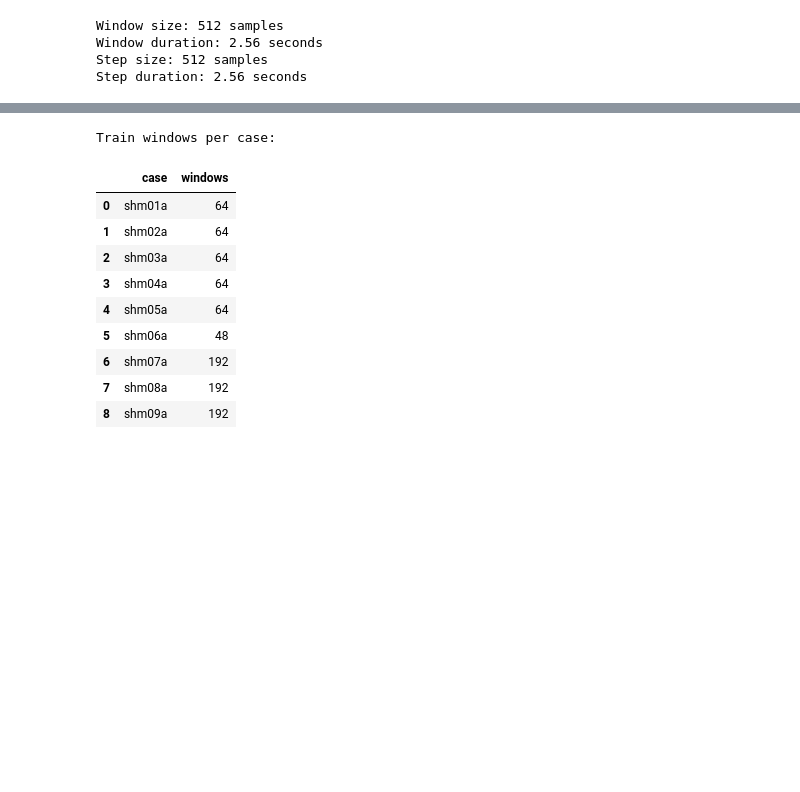
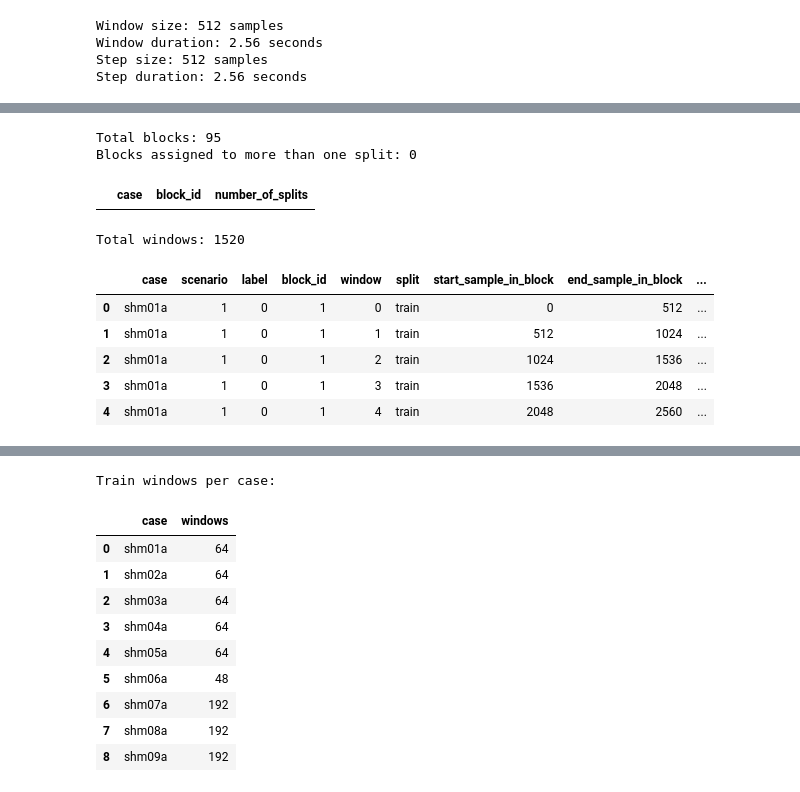
Before and after one commit to SamiraKheradmand/IASC-ASCE-Transformer-SHM, a Jupyter notebook: notebooks/02_split_methods/block_random/BlochRandom_transformer_highpass_audit.ipynb.ipynb, the cells around one changed output, grey strips where cells are left out. Cells and saved outputs as stored; diff of their text form; code cells hidden in the pictures; blank space fills up the shorter version.

```diff
--- a/notebooks/02_split_methods/block_random/BlochRandom_transformer_highpass_audit.ipynb.ipynb
+++ b/notebooks/02_split_methods/block_random/BlochRandom_transformer_highpass_audit.ipynb.ipynb
@@ -445,9 +448,13 @@ def select_sensors(block_list):
 
     for block in block_list:
 
-        selected_block = {"case": block["case"],
-                      "block_id": block["block_id"],
-                          "data": block["data"][:,selected_sensor_indices]}
+        selected_block = {
+            "case": block["case"],
+            "block_id": block["block_id"],
+            "block_start_sample": block["block_start_sample"],
+            "block_end_sample": block["block_end_sample"],
+            "data": block["data"][:, selected_sensor_indices]
+        }
 
         selected_list.append(selected_block)
 
@@ -500,10 +511,12 @@ def normalize_blocks(block_list):
         X_normalized = ((block["data"]-train_mean)/train_std_safe).astype(np.float32)
 
         normalized_block = {
-            "case": block["case"],
-            "block_id": block["block_id"],
-            "data": X_normalized
-        }
+          "case": block["case"],
+          "block_id": block["block_id"],
+          "block_start_sample": block["block_start_sample"],
+          "block_end_sample": block["block_end_sample"],
+          "data": X_normalized
+      }
 
         normalized_blocks.append(normalized_block)
 
@@ -607,0 +650,45 @@ X_test, y_test, test_meta_df = make_windows(test_norm)
+# %%
+# ============================================================
+# Structural Audit 1: Check block assignment integrity
+# ============================================================
+
+block_split_check = (
+    block_assignment_df
+    .groupby(["case", "block_id"])["split"]
+    .nunique()
+    .reset_index(name="number_of_splits")
+)
+
+problem_blocks = block_split_check[
+    block_split_check["number_of_splits"] > 1
+]
+
+print("Total blocks:", len(block_split_check))
+print("Blocks assigned to more than one split:", len(problem_blocks))
+
+display(problem_blocks)
+# %% [output]
+Total blocks: 95
+Blocks assigned to more than one split: 0
+|  | case | block_id | number_of_splits |
+# %%
+# ============================================================
+# Structural Audit 2: Combine window metadata
+# ============================================================
+
+audit_meta_df = pd.concat(
+    [train_meta_df, val_meta_df, test_meta_df],
+    ignore_index=True
+)
+
+print("Total windows:", len(audit_meta_df))
+
+display(audit_meta_df.head())
+# %% [output]
+Total windows: 1520
+|  | case | scenario | label | block_id | window | split | start_sample_in_block | end_sample_in_block | ... |
+| 0 | shm01a | 1 | 0 | 1 | 0 | train | 0 | 512 | ... |
+| 1 | shm01a | 1 | 0 | 1 | 1 | train | 512 | 1024 | ... |
+| 2 | shm01a | 1 | 0 | 1 | 2 | train | 1024 | 1536 | ... |
+| 3 | shm01a | 1 | 0 | 1 | 3 | train | 1536 | 2048 | ... |
+| 4 | shm01a | 1 | 0 | 1 | 4 | train | 2048 | 2560 | ... |
```
Also changed, not shown: parts of 31 cells of this notebook.
